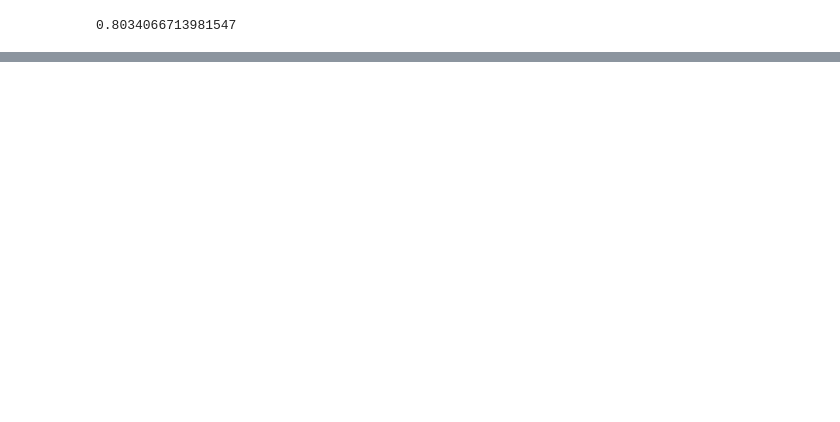
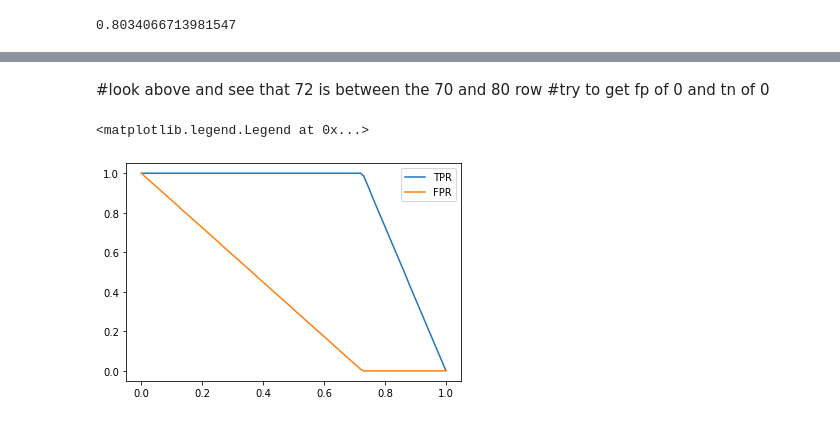
Before and after one commit to sarakubik/MLZoomcamp, a Jupyter notebook: ch4.ipynb, the cells around one changed output, grey strips where cells are left out. Drawn from its saved outputs; the diff is of its cells as text; code cells hidden in the pictures; blank space fills up the shorter version.

```diff
--- a/ch4.ipynb
+++ b/ch4.ipynb
@@ -115,0 +297,28 @@ accuracy_score(y_val, y_pred >= 0.5)
+# %%
+def tpr_fpr_dataframe(y_val, y_pred):
+    scores = []
+
+    thresholds = np.linspace(0, 1, 101)
+
+    for t in thresholds:
+        actual_positive = (y_val == 1)
+        actual_negative = (y_val == 0)
+
+        predict_positive = (y_pred >= t)
+        predict_negative = (y_pred < t)
+
+        tp = (predict_positive & actual_positive).sum()
+        tn = (predict_negative & actual_negative).sum()
+
+        fp = (predict_positive & actual_negative).sum()
+        fn = (predict_negative & actual_positive).sum()
+
+        scores.append((t, tp, fp, fn, tn))
+
+    columns = ['threshold', 'tp', 'fp', 'fn', 'tn']
+    df_scores = pd.DataFrame(scores, columns=columns)
+
+    df_scores['tpr'] = df_scores.tp / (df_scores.tp + df_scores.fn)
+    df_scores['fpr'] = df_scores.fp / (df_scores.fp + df_scores.tn)
+
+    return df_scores
@@ -115,0 +337,4 @@ accuracy_score(y_val, y_pred >= 0.5)
+# %%
+num_neg = (y_val == 0).sum()  #number not churning
+num_pos = (y_val == 1).sum()   #number churning
+num_neg, num_pos
@@ -115,0 +343,5 @@ accuracy_score(y_val, y_pred >= 0.5)
+# %%
+y_ideal = np.repeat([0, 1], [num_neg, num_pos])
+y_ideal
+
+y_ideal_pred = np.linspace(0, 1, len(y_val))
@@ -115,0 +356,3 @@ accuracy_score(y_val, y_pred >= 0.5)
+# %%
+df_ideal = tpr_fpr_dataframe(y_ideal, y_ideal_pred)
+df_ideal[::10]
@@ -115,0 +372,10 @@ accuracy_score(y_val, y_pred >= 0.5)
+# %% [markdown]
+#look above and see that 72 is between the 70 and 80 row
+#try to get fp of 0 and tn of 0
+# %%
+plt.plot(df_ideal.threshold, df_ideal['tpr'], label='TPR')
+plt.plot(df_ideal.threshold, df_ideal['fpr'], label='FPR')
+plt.legend()
+# %% [output]
+<matplotlib.legend.Legend at 0x...>
+[figure, added]
```
Also changed, not shown: parts of 64 cells of this notebook.
